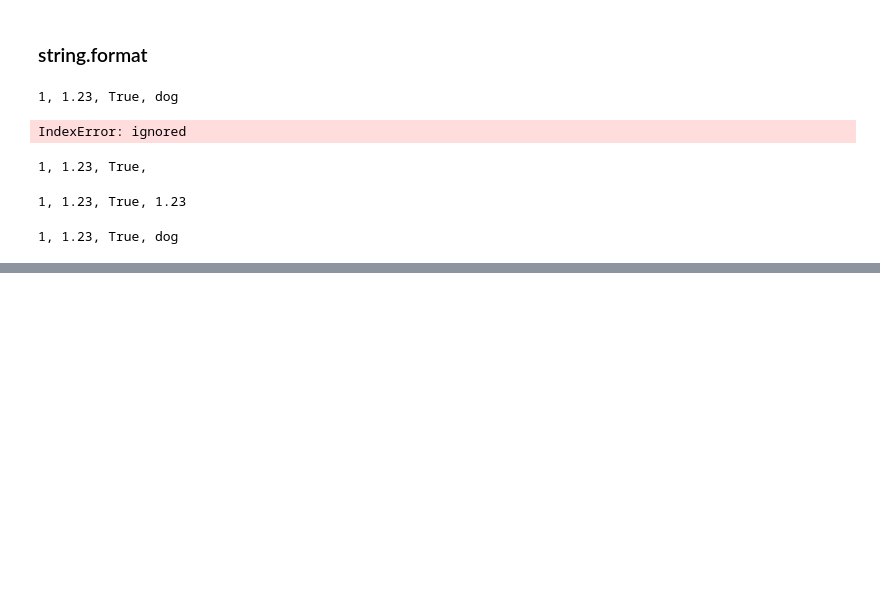
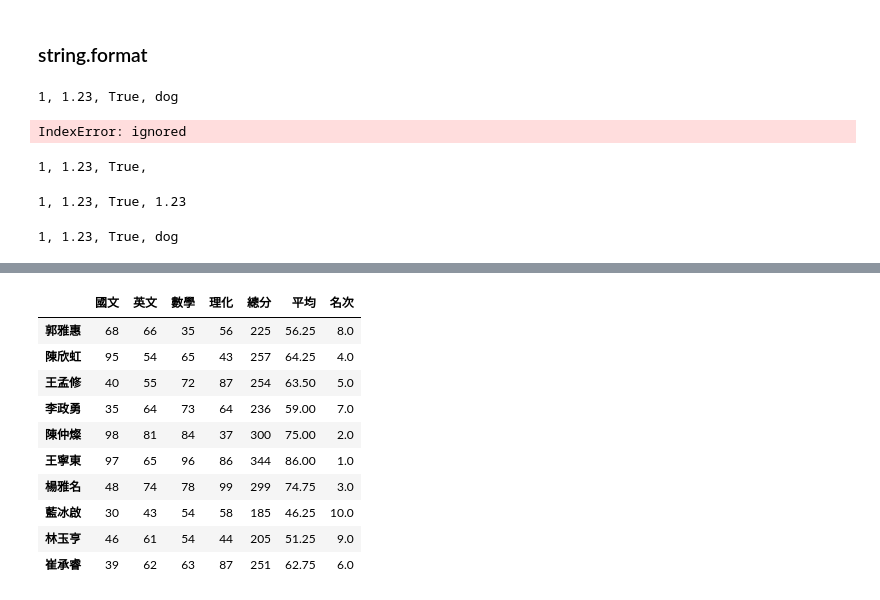
Before and after one commit to Chenronron/20230304-python, a Jupyter notebook: 20230304_python.ipynb, the cells around one changed output, grey strips where cells are left out. Drawn from its saved outputs; the diff is of its cells as text; code cells hidden in the pictures; blank space fills up the shorter version.

```diff
--- a/20230304_python.ipynb
+++ b/20230304_python.ipynb
@@ -395,0 +702,3 @@ print("{a}, {b}, {c}, {d}".format(a=x, b=y, c=z, d=w))
+# %%
+df.index = ["郭雅惠","陳欣虹","王孟修","李政勇",
+            "陳仲燦","王寧東","楊雅名","藍冰啟","林玉亨","崔承睿"]
@@ -395,0 +817,2 @@ print("{a}, {b}, {c}, {d}".format(a=x, b=y, c=z, d=w))
+# %%
+df['總分'] = df.sum(axis=1)
@@ -395,0 +861,2 @@ print("{a}, {b}, {c}, {d}".format(a=x, b=y, c=z, d=w))
+# %%
+df['平均'] = df[['國文','英文','數學','理化']].mean(axis=1)
@@ -395,0 +925,16 @@ print("{a}, {b}, {c}, {d}".format(a=x, b=y, c=z, d=w))
+# %%
+df['名次'] = df['總分'].rank(ascending=False)
+# %%
+df
+# %% [output]
+|  | 國文 | 英文 | 數學 | 理化 | 總分 | 平均 | 名次 |
+| 郭雅惠 | 68 | 66 | 35 | 56 | 225 | 56.25 | 8.0 |
+| 陳欣虹 | 95 | 54 | 65 | 43 | 257 | 64.25 | 4.0 |
+| 王孟修 | 40 | 55 | 72 | 87 | 254 | 63.50 | 5.0 |
+| 李政勇 | 35 | 64 | 73 | 64 | 236 | 59.00 | 7.0 |
+| 陳仲燦 | 98 | 81 | 84 | 37 | 300 | 75.00 | 2.0 |
+| 王寧東 | 97 | 65 | 96 | 86 | 344 | 86.00 | 1.0 |
+| 楊雅名 | 48 | 74 | 78 | 99 | 299 | 74.75 | 3.0 |
+| 藍冰啟 | 30 | 43 | 54 | 58 | 185 | 46.25 | 10.0 |
+| 林玉亨 | 46 | 61 | 54 | 44 | 205 | 51.25 | 9.0 |
+| 崔承睿 | 39 | 62 | 63 | 87 | 251 | 62.75 | 6.0 |
```
Also changed, not shown: parts of 81 cells of this notebook.
